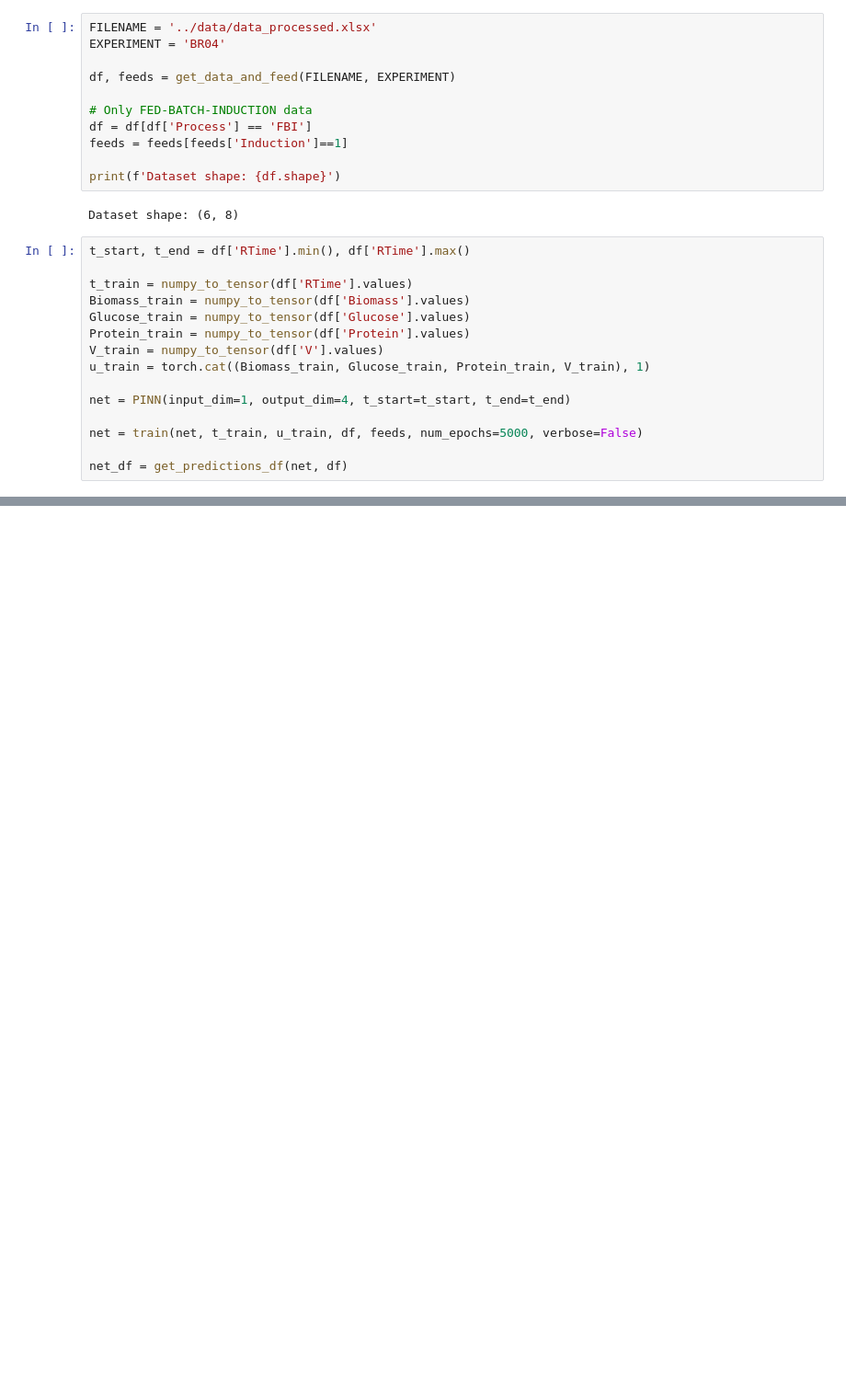
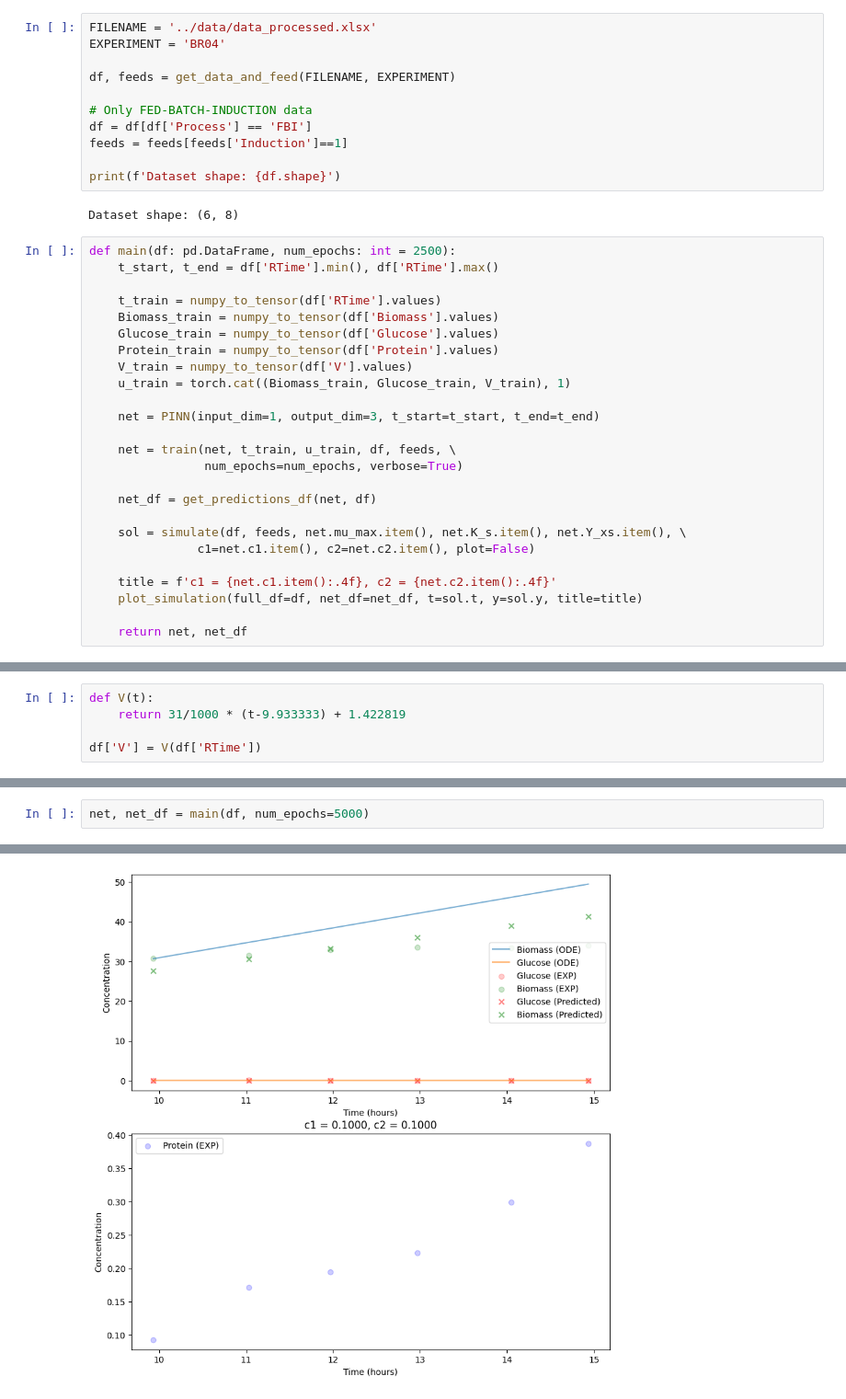
Before and after one commit to costasmexis/dynamic-modeling, a Jupyter notebook: notebooks/induction_main.ipynb, the cells around one changed output, grey strips where cells are left out. Shown at 92% size. Drawn from its saved outputs; the diff is of its cells as text; blank space fills up the shorter version.

```diff
--- a/notebooks/induction_main.ipynb
+++ b/notebooks/induction_main.ipynb
@@ -140,17 +138,27 @@ print(f'Dataset shape: {df.shape}')
 # %% [output]
 Dataset shape: (6, 8)
 # %%
-t_start, t_end = df['RTime'].min(), df['RTime'].max()
+def main(df: pd.DataFrame, num_epochs: int = 2500):
+    t_start, t_end = df['RTime'].min(), df['RTime'].max()
 
-t_train = numpy_to_tensor(df['RTime'].values)
-Biomass_train = numpy_to_tensor(df['Biomass'].values)
-Glucose_train = numpy_to_tensor(df['Glucose'].values)
-Protein_train = numpy_to_tensor(df['Protein'].values)
-V_train = numpy_to_tensor(df['V'].values)
-u_train = torch.cat((Biomass_train, Glucose_train, Protein_train, V_train), 1)
+    t_train = numpy_to_tensor(df['RTime'].values)
+    Biomass_train = numpy_to_tensor(df['Biomass'].values)
+    Glucose_train = numpy_to_tensor(df['Glucose'].values)
+    Protein_train = numpy_to_tensor(df['Protein'].values)
+    V_train = numpy_to_tensor(df['V'].values)
+    u_train = torch.cat((Biomass_train, Glucose_train, V_train), 1)
 
-net = PINN(input_dim=1, output_dim=4, t_start=t_start, t_end=t_end)
+    net = PINN(input_dim=1, output_dim=3, t_start=t_start, t_end=t_end)
 
-net = train(net, t_train, u_train, df, feeds, num_epochs=5000, verbose=False)
+    net = train(net, t_train, u_train, df, feeds, \
+                num_epochs=num_epochs, verbose=True)
 
-net_df = get_predictions_df(net, df)
+    net_df = get_predictions_df(net, df)
+
+    sol = simulate(df, feeds, net.mu_max.item(), net.K_s.item(), net.Y_xs.item(), \
+               c1=net.c1.item(), c2=net.c2.item(), plot=False)
+
+    title = f'c1 = {net.c1.item():.4f}, c2 = {net.c2.item():.4f}'
+    plot_simulation(full_df=df, net_df=net_df, t=sol.t, y=sol.y, title=title)
+
+    return net, net_df
@@ -170,0 +165,5 @@ sol = simulate(df, feeds, net.mu_max.item(), net.K_s.item(), net.Y_xs.item(), pl
+# %%
+def V(t):
+    return 31/1000 * (t-9.933333) + 1.422819
+
+df['V'] = V(df['RTime'])
@@ -170,0 +180,3 @@ sol = simulate(df, feeds, net.mu_max.item(), net.K_s.item(), net.Y_xs.item(), pl
+# %%
+net, net_df = main(df, num_epochs=5000)
+# %% [output]
@@ -170,0 +203 @@ sol = simulate(df, feeds, net.mu_max.item(), net.K_s.item(), net.Y_xs.item(), pl
+[figure, added]
```
Also changed, not shown: parts of 6 cells of this notebook, 1 other file.
